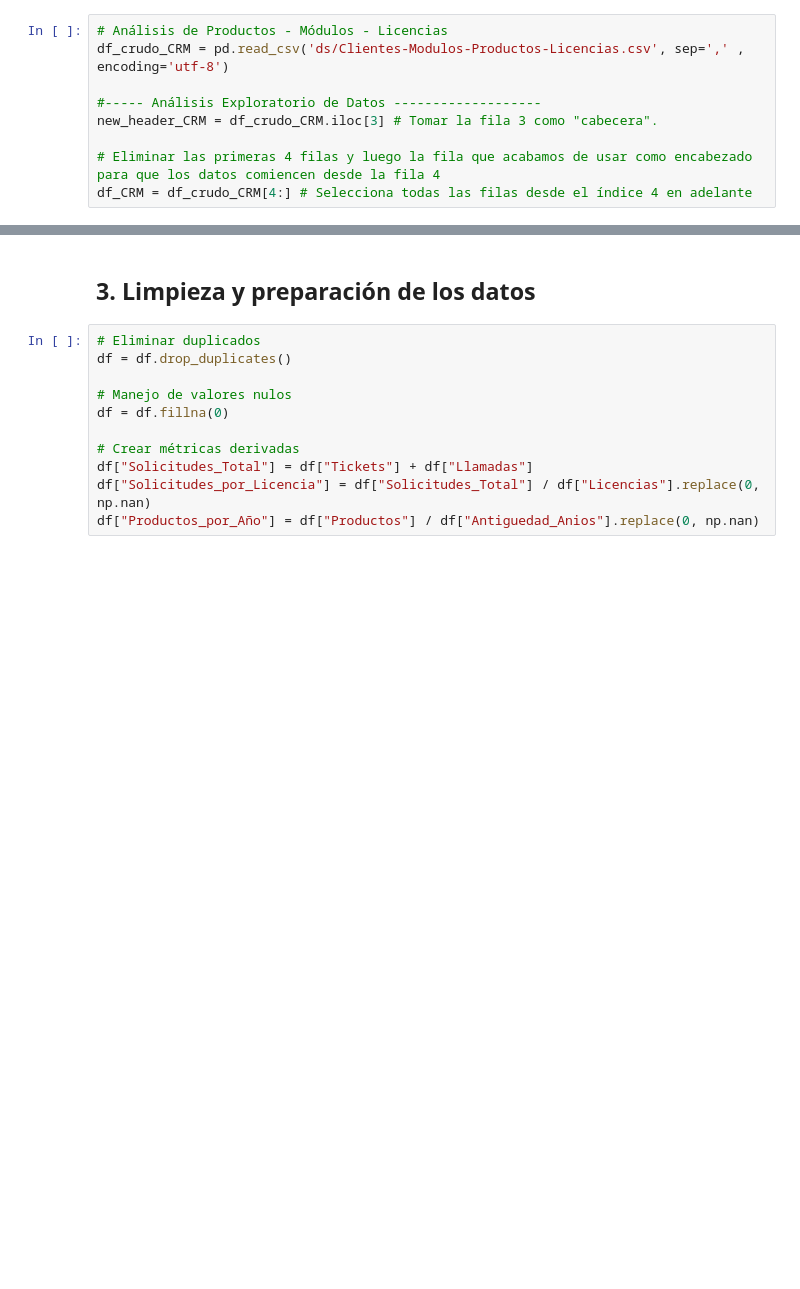
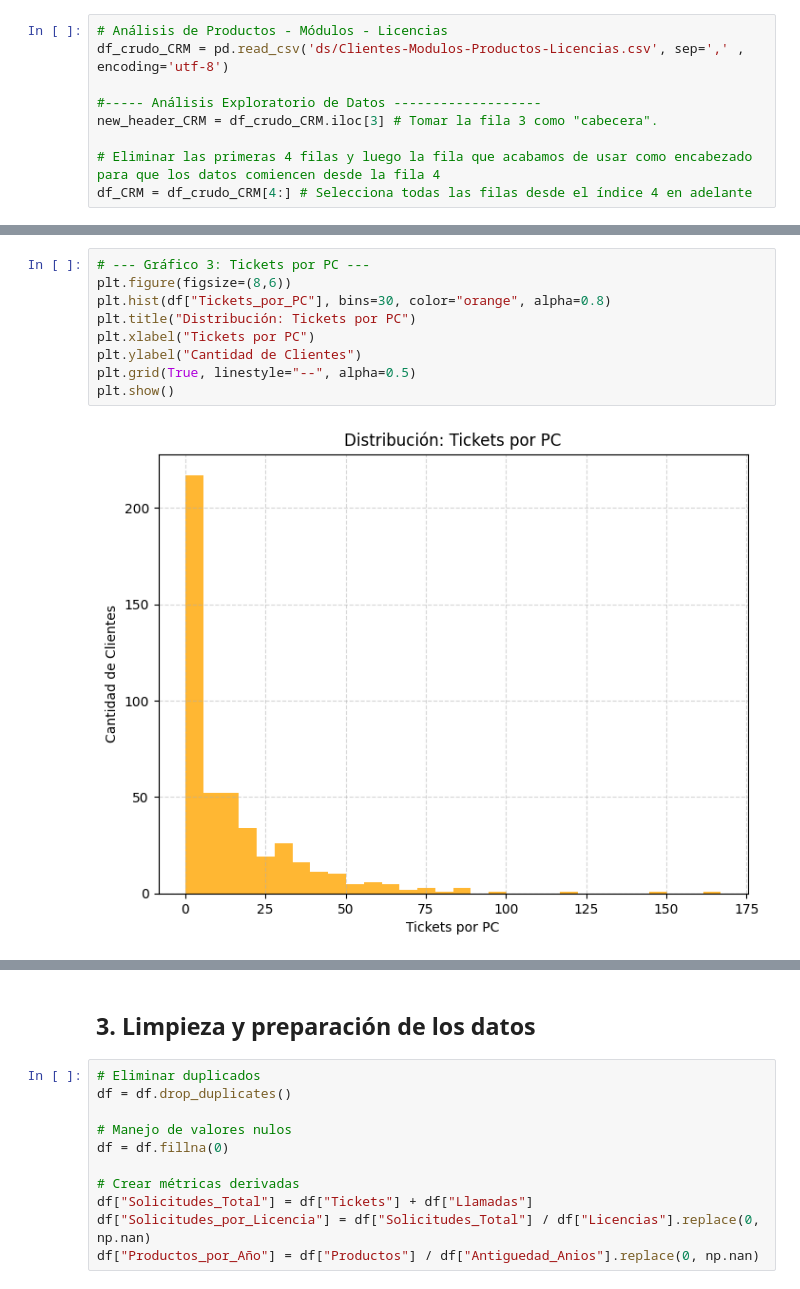
Before and after one commit to christiansaluzzo/Etsol_AnalisisClientes, a Jupyter notebook: análisis_clientes.ipynb, the cells around one changed output, grey strips where cells are left out. Cells and saved outputs as stored; diff of their text form; blank space fills up the shorter version.

```diff
--- a/análisis_clientes.ipynb
+++ b/análisis_clientes.ipynb
@@ -271,0 +497,11 @@ Cantidad de Productos        0.622388               1.000000
+# %%
+# --- Gráfico 3: Tickets por PC ---
+plt.figure(figsize=(8,6))
+plt.hist(df["Tickets_por_PC"], bins=30, color="orange", alpha=0.8)
+plt.title("Distribución: Tickets por PC")
+plt.xlabel("Tickets por PC")
+plt.ylabel("Cantidad de Clientes")
+plt.grid(True, linestyle="--", alpha=0.5)
+plt.show()
+# %% [output]
+[figure, added]
```
Also changed, not shown: parts of 23 cells of this notebook, 4 other files.
